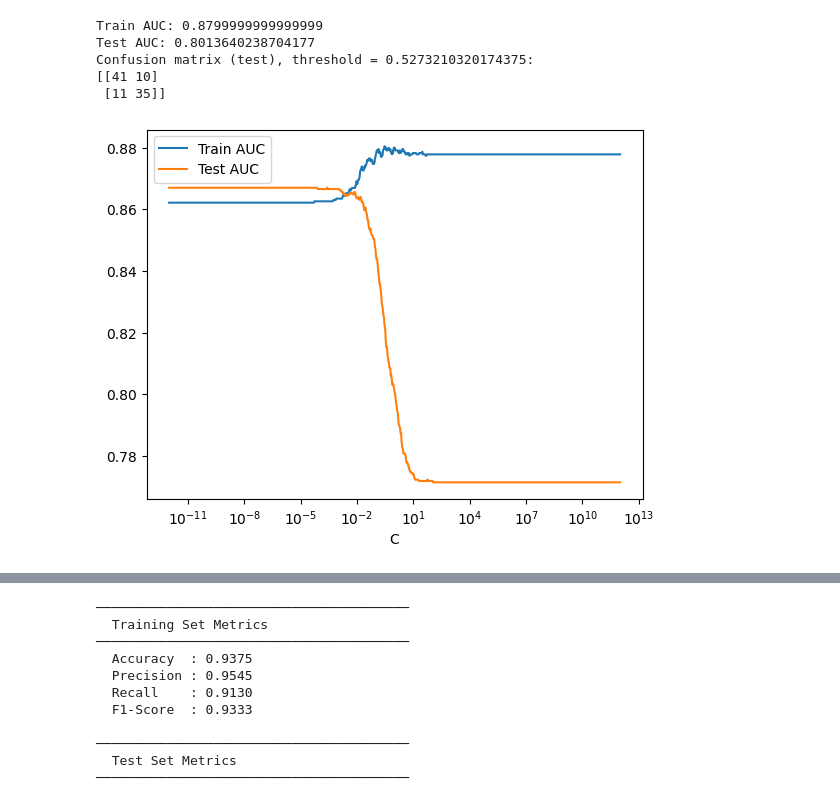
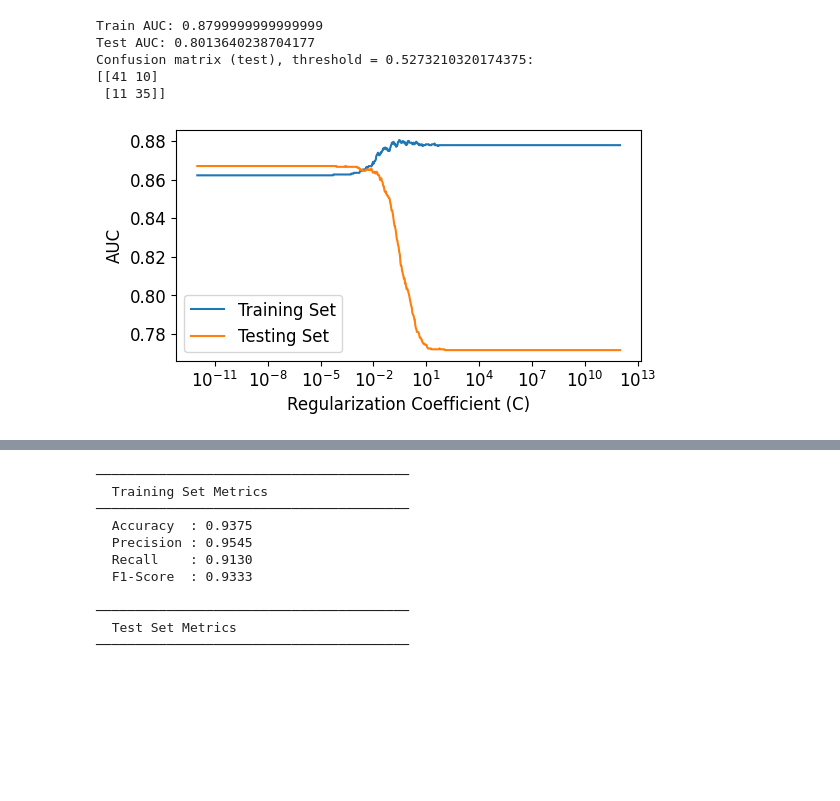
Before and after one commit to longlinh123456/final_project, a Jupyter notebook: source/supervised.ipynb, the cells around one changed output, grey strips where cells are left out. Saved outputs shown, nothing was run; the diff lists cells and outputs as text; code cells hidden in the pictures; blank space fills up the shorter version.

Commit message:
Fixed the graphs for regularization in log reg

```diff
--- a/source/supervised.ipynb
+++ b/source/supervised.ipynb
@@ -140,17 +140,22 @@ def train_logistic(**kwargs):
     return model
 # %%
 # Vary regularization strength for L2 regularization
-auc_df = pd.DataFrame(columns=["C", "Train AUC", "Test AUC"])
+auc_df = pd.DataFrame(columns=["C", "Training Set", "Testing Set"])
 for C in np.logspace(-12, 12, 1000):
     model = train_logistic(C=C, solver="liblinear")
     auc_df.loc[len(auc_df)] = [
         C,
         roc_auc_score(y_train, model.predict_proba(X_train_sc)[:, 1]),
         roc_auc_score(y_test, model.predict_proba(X_test_sc)[:, 1]),
     ]
-auc_df.plot.line(x="C", logx=True)
+auc_df.plot.line(x="C", logx=True, figsize=(6,3))
+# plt.title("Varying L2 Regularization Coefficient")
+plt.xlabel("Regularization Coefficient (C)", fontsize = 12)
+plt.ylabel("AUC", fontsize = 12)
+plt.tick_params(axis='both', labelsize = 12)
+plt.legend(fontsize = 12)
 plt.savefig("../figures/l2_logistic_auc.pdf", bbox_inches="tight")
 # %% [output]
-[figure, old version]
+[figure, new version]
 # %%
 # Vary regularization strength for L1 regularization
```
Also changed, not shown: parts of 1 cell of this notebook, 2 other files.
